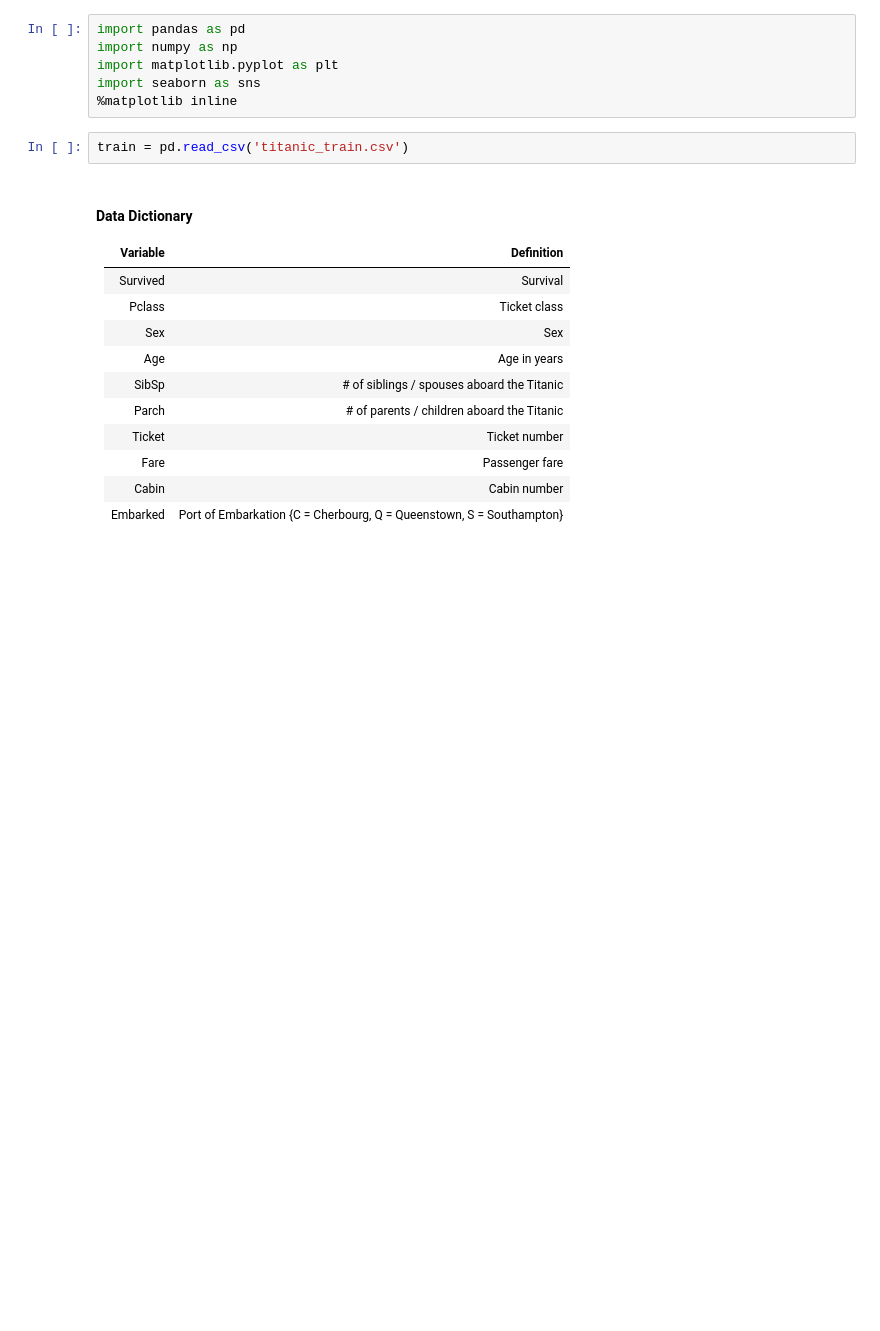
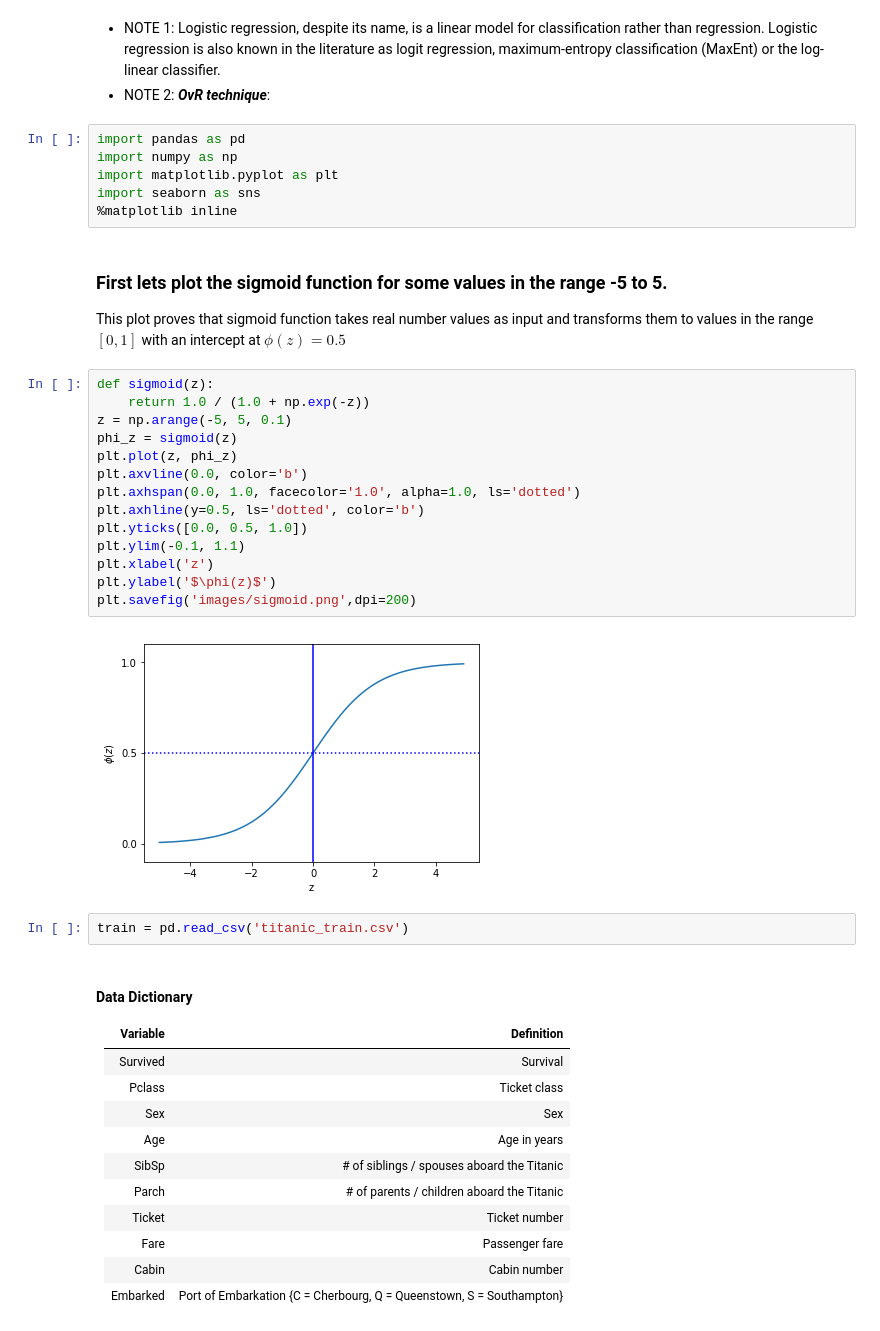
Before and after one commit to subhamsarangi/ML, a Jupyter notebook: 02. Logistic Regression/Logistic Regression.ipynb, the cells around one changed output. Cells and saved outputs as stored; diff of their text form; blank space fills up the shorter version.

```diff
--- a/02. Logistic Regression/Logistic Regression.ipynb
+++ b/02. Logistic Regression/Logistic Regression.ipynb
@@ -13,9 +26,31 @@ NOTE: *Logistic regression, despite its name, is a linear model for classificati
+# %% [markdown]
+- NOTE 1: Logistic regression, despite its name, is a linear model for classification rather than regression. Logistic regression is also known in the literature as logit regression, maximum-entropy classification (MaxEnt) or the log-linear classifier.
+- NOTE 2: ***OvR technique***:
 # %%
 import pandas as pd
 import numpy as np
 import matplotlib.pyplot as plt
 import seaborn as sns
 %matplotlib inline
+# %% [markdown]
+### First lets plot the sigmoid function for some values in the range -5 to 5.
+This plot proves that sigmoid function takes real number values as input and transforms them to values in the range $[0, 1]$ with an intercept at $\phi(z) = 0.5$
+# %%
+def sigmoid(z):
+    return 1.0 / (1.0 + np.exp(-z))
+z = np.arange(-5, 5, 0.1)
+phi_z = sigmoid(z)
+plt.plot(z, phi_z)
+plt.axvline(0.0, color='b')
+plt.axhspan(0.0, 1.0, facecolor='1.0', alpha=1.0, ls='dotted')
+plt.axhline(y=0.5, ls='dotted', color='b')
+plt.yticks([0.0, 0.5, 1.0])
+plt.ylim(-0.1, 1.1)
+plt.xlabel('z')
+plt.ylabel('$\phi(z)$')
+plt.savefig('images/sigmoid.png',dpi=200)
+# %% [output]
+[figure, added]
 # %%
 train = pd.read_csv('titanic_train.csv')
 # %% [markdown]
```
Also changed, not shown: parts of 2 cells of this notebook, 4 other files.
